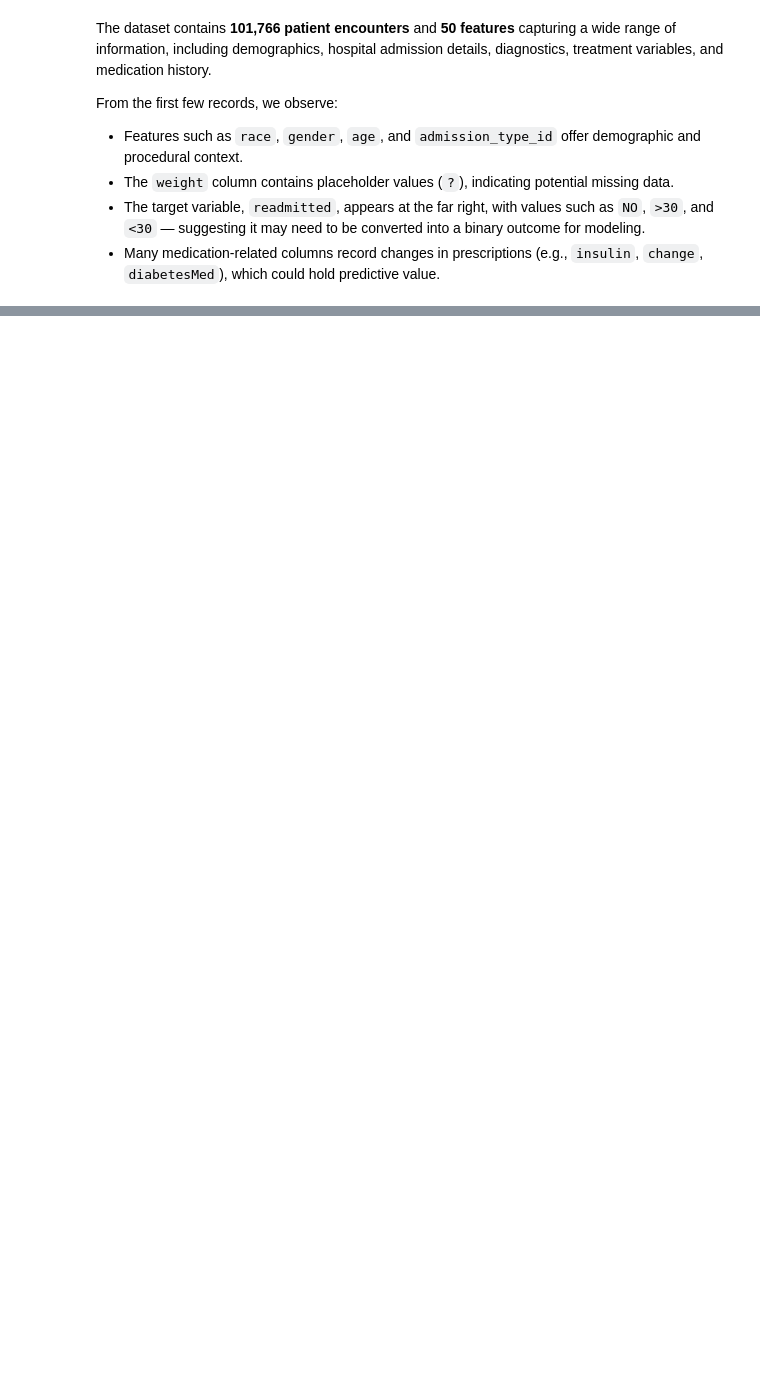
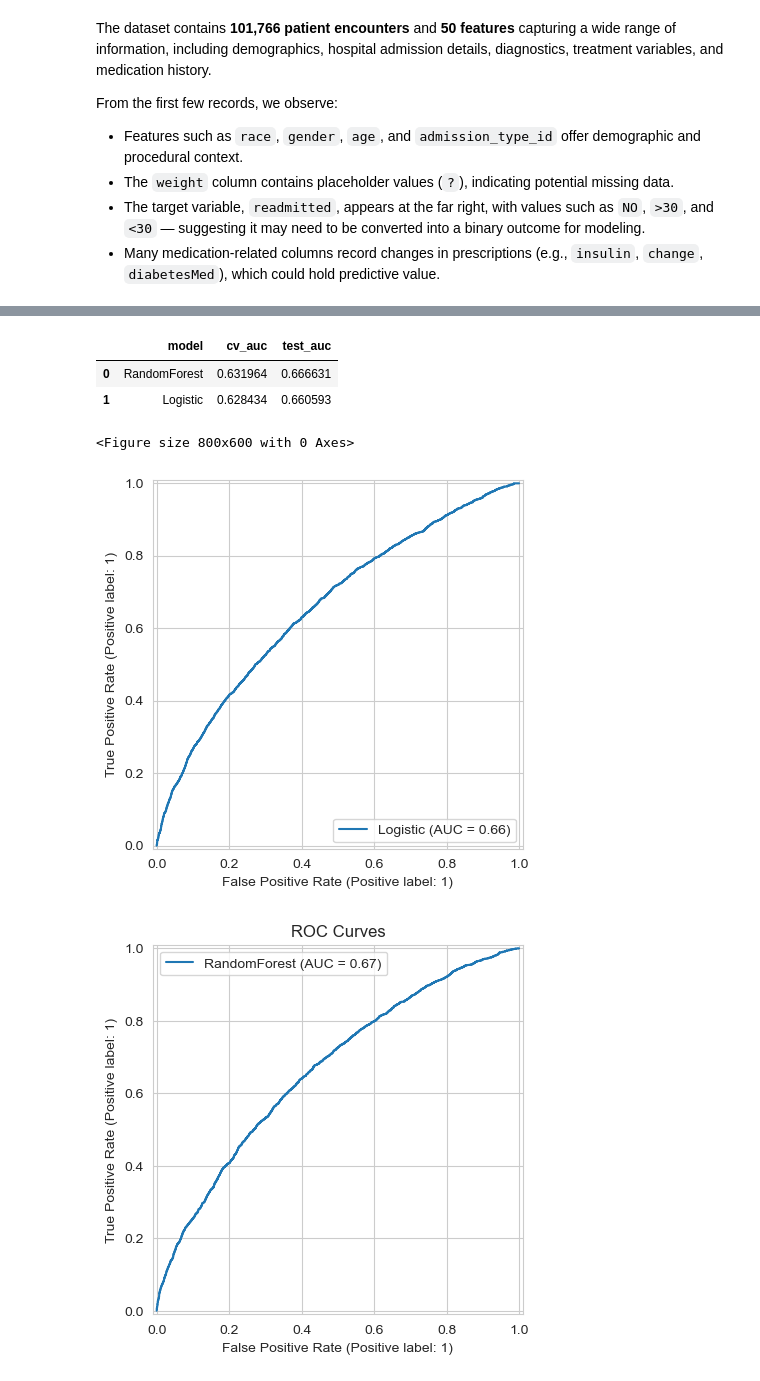
Before and after one commit to MburuMr/Diabetes-Readmission-Prediction, a Jupyter notebook: diabetes.ipynb, the cells around one changed output, grey strips where cells are left out. Saved outputs shown, nothing was run; the diff lists cells and outputs as text; code cells hidden in the pictures; blank space fills up the shorter version.

```diff
--- a/diabetes.ipynb
+++ b/diabetes.ipynb
@@ -309,3 +119,0 @@ Name: count, dtype: int64
-# %%
-# Binarize target
-df['readmitted'] = df['readmitted'].apply(lambda x: 1 if x == '<30' else 0)
@@ -451,0 +276,6 @@ ROC AUC: 0.5088281339241703
+# %%
+# Preprocessor
+num_transform = Pipeline([("imputer", SimpleImputer(strategy="median")), ("scaler", StandardScaler())])
+cat_transform = Pipeline([("imputer", SimpleImputer(strategy="most_frequent")), ("ohe", OneHotEncoder(handle_unknown="ignore"))])
+
+preprocessor = ColumnTransformer([("num", num_transform, numeric_cols), ("cat", cat_transform, categorical_cols)], remainder="drop")
@@ -451,0 +284,3 @@ ROC AUC: 0.5088281339241703
+# %%
+# Select pipeline class (imb pipeline if available)
+PipeClass = ImbPipeline if IMB_AVAILABLE else Pipeline
@@ -451,0 +307,13 @@ ROC AUC: 0.5088281339241703
+# %%
+pipelines["RandomForest"] = PipeClass([
+    ("preproc", preprocessor)
+] + ([("smote", SMOTE())] if IMB_AVAILABLE else []) + [
+    ("clf", RandomForestClassifier(class_weight="balanced", random_state=42))
+])
+
+param_grids["RandomForest"] = {
+    "clf__n_estimators": [100, 200, 300],   # capped tree counts
+    "clf__max_depth": [8, 16, None],        # shallow/medium/deep
+    "clf__min_samples_split": [2, 5],
+    "clf__min_samples_leaf": [1, 2]
+}
@@ -451,0 +439,27 @@ ROC AUC: 0.5088281339241703
+# %%
+from sklearn.metrics import roc_curve
+
+
+res_df = pd.DataFrame(results).sort_values("test_auc", ascending=False).reset_index(drop=True)
+display(res_df)
+
+# ROC curves for best models (trained on the whole train set)
+plt.figure(figsize=(8,6))
+for name, model in best_models.items():
+    try:
+        RocCurveDisplay.from_estimator(model, X_test, y_test, name=name)
+    except Exception:
+        # fallback: predict_proba manually
+        y_proba = model.predict_proba(X_test)[:,1]
+        fpr, tpr, _ = roc_curve(y_test, y_proba)
+        plt.plot(fpr, tpr, label=name)
+plt.title("ROC Curves")
+plt.legend()
+plt.show()
+# %% [output]
+|  | model | cv_auc | test_auc |
+| 0 | RandomForest | 0.631964 | 0.666631 |
+| 1 | Logistic | 0.628434 | 0.660593 |
+<Figure size 800x600 with 0 Axes>
+[figure, added]
+[figure, added]
```
Also changed, not shown: parts of 44 cells of this notebook.
